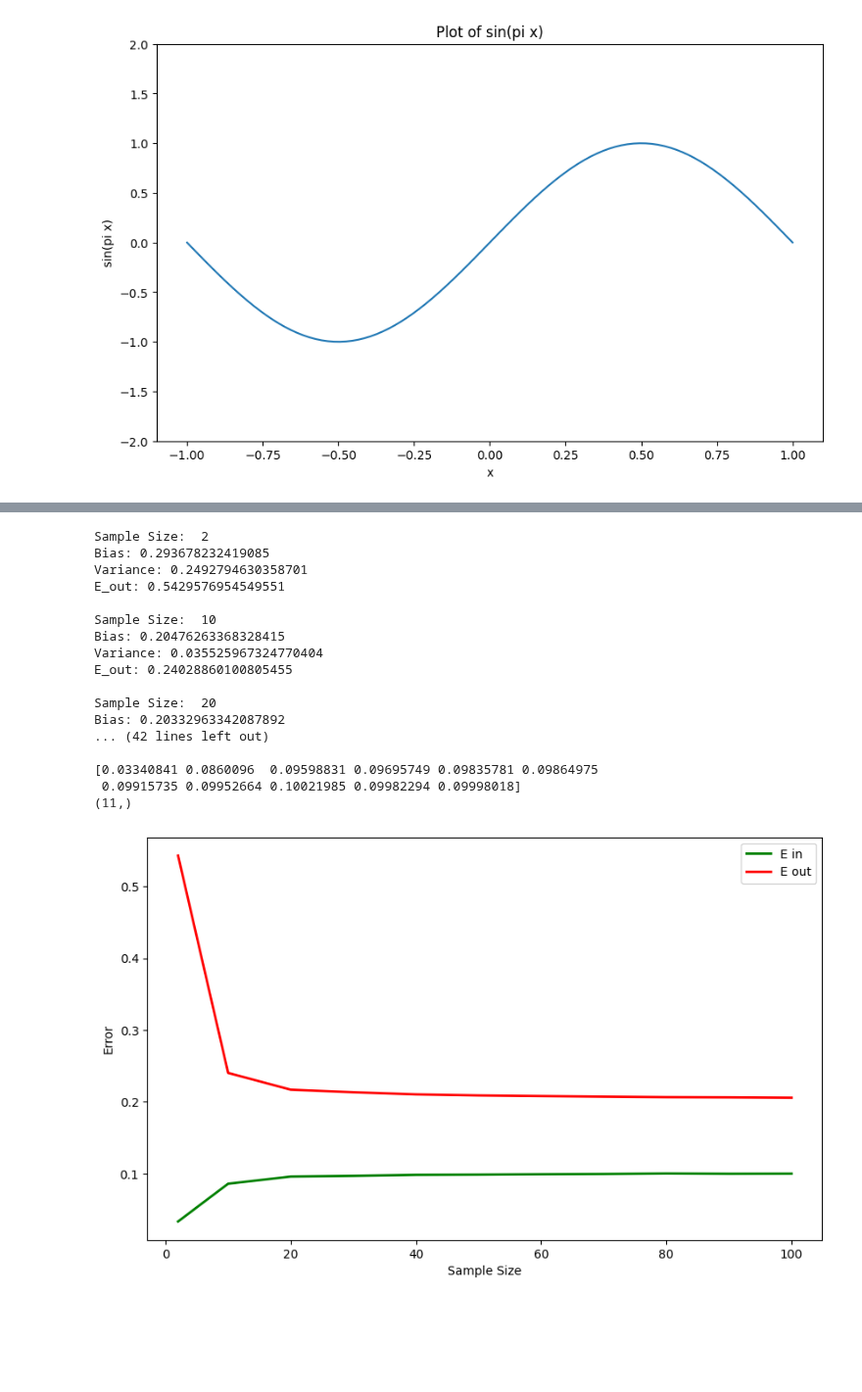
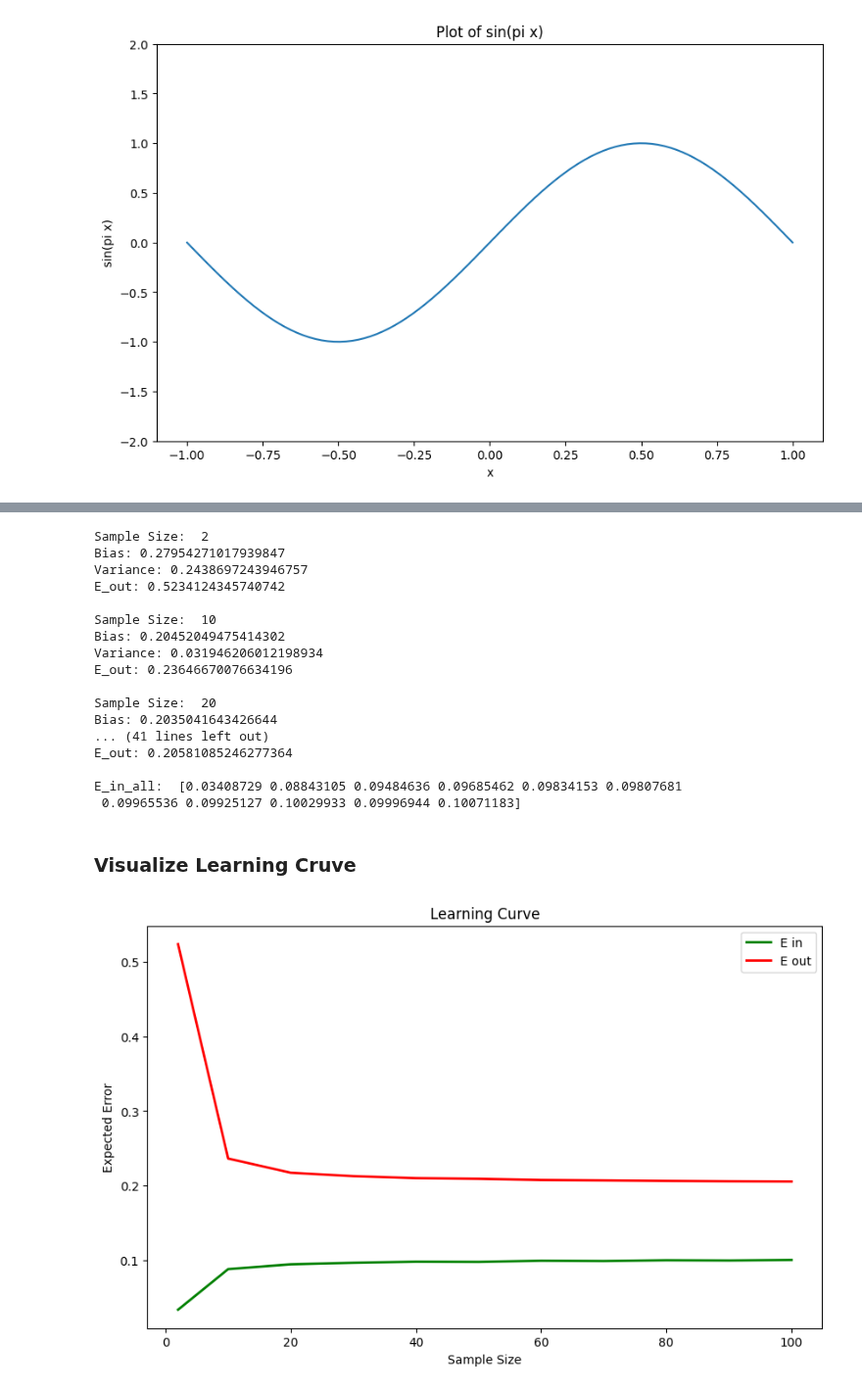
Before and after one commit to Kariusdi/Machine-Learning-Class, a Jupyter notebook: LearningCurve/Noiseless/LinearOriginModel.ipynb, the cells around one changed output, grey strips where cells are left out. Shown at 98% size. Drawn from its saved outputs; the diff is of its cells as text; code cells hidden in the pictures; blank space fills up the shorter version.

```diff
--- a/LearningCurve/Noiseless/LinearOriginModel.ipynb
+++ b/LearningCurve/Noiseless/LinearOriginModel.ipynb
@@ -100,33 +130,35 @@ E_in_all = []
 for i in range(len(E_in)):
     E_in_all.append(np.mean(E_in[i]))
 
-print(np.array(E_in_all))
-print(np.array(sample_size_sets).shape)
+print("E_in_all: ", np.array(E_in_all))
 # %% [output]
 Sample Size:  2
-Bias: 0.293678232419085
-Variance: 0.2492794630358701
-E_out: 0.5429576954549551
+Bias: 0.27954271017939847
+Variance: 0.2438697243946757
+E_out: 0.5234124345740742
 
 Sample Size:  10
-Bias: 0.20476263368328415
-Variance: 0.035525967324770404
-E_out: 0.24028860100805455
+Bias: 0.20452049475414302
+Variance: 0.031946206012198934
+E_out: 0.23646670076634196
 
 Sample Size:  20
-Bias: 0.20332963342087892
-... (42 lines left out)
+Bias: 0.2035041643426644
+... (41 lines left out)
+E_out: 0.20581085246277364
 
-[0.03340841 0.0860096  0.09598831 0.09695749 0.09835781 0.09864975
- 0.09915735 0.09952664 0.10021985 0.09982294 0.09998018]
-(11,)
+E_in_all:  [0.03408729 0.08843105 0.09484636 0.09685462 0.09834153 0.09807681
+ 0.09965536 0.09925127 0.10029933 0.09996944 0.10071183]
+# %% [markdown]
+### Visualize Learning Cruve
 # %%
 plt.figure(figsize=(10, 6))
 plt.plot(sample_size_sets, E_in_all, label='E in', c="green", linewidth=2.0)
 plt.plot(sample_size_sets, E_out_all, label='E out', c="red", linewidth=2.0)
 plt.xlabel('Sample Size')
-plt.ylabel('Error')
+plt.ylabel('Expected Error')
+plt.title('Learning Curve')
 plt.legend()
 plt.show()
 # %% [output]
-[figure, old version]
+[figure, new version]
```
Also changed, not shown: parts of 6 cells of this notebook, 2 other files.
